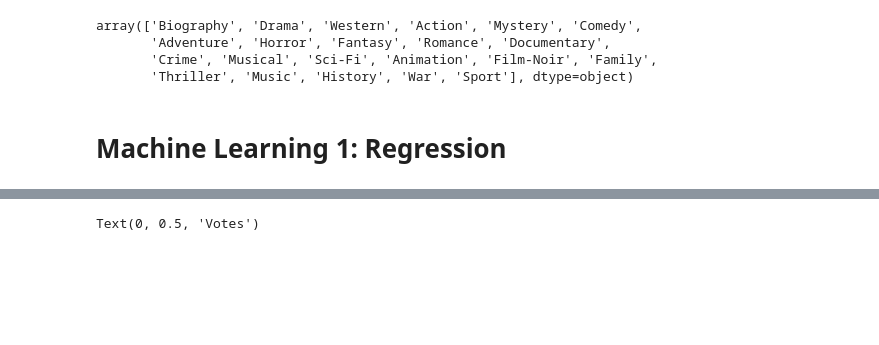
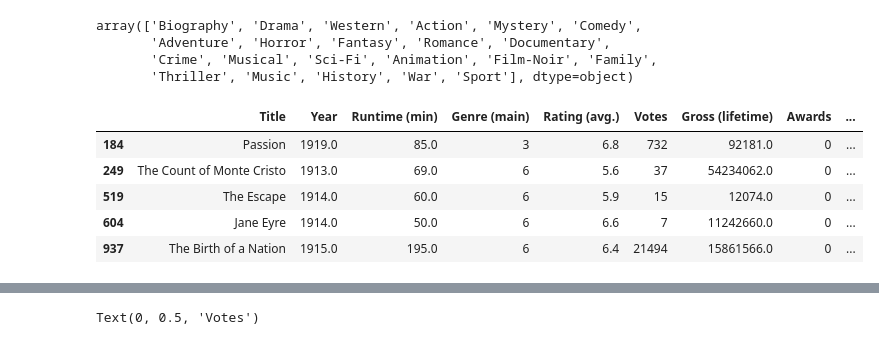
Before and after one commit to AlejandraRosa/final_project, a Jupyter notebook: notebooks/regressions.ipynb, the cells around one changed output, grey strips where cells are left out. Cells and saved outputs as stored; diff of their text form; code cells hidden in the pictures; blank space fills up the shorter version.

```diff
--- a/notebooks/regressions.ipynb
+++ b/notebooks/regressions.ipynb
@@ -109,16 +111,22 @@ dropped['Genre (main)'] = dropped['Genre (main)'].replace(r'Thriller',17, regex=
 dropped['Genre (main)'] = dropped['Genre (main)'].replace(r'War',18, regex=True)
 dropped['Genre (main)'] = dropped['Genre (main)'].replace(r'Western',19, regex=True)
 # %%
-# Drop the studios. There are a lot, and we're not using them right now
+# Drop studios
 dropped = dropped.drop(['Studio'], axis=1)
 
 # Drop Animation, Documentary, Music genres (did not code above, so use text)
 dropped = dropped[dropped['Genre (main)']!='Animation']
 dropped = dropped[dropped['Genre (main)']!='Documentary']
 dropped = dropped[dropped['Genre (main)']!='Music']
 
 #print(dropped.dtypes)
-#dropped.head()
+
+dropped.head()
 #dropped['Genre (main)'].value_counts()
+# %% [output]
+|  | Title | Year | Runtime (min) | Genre (main) | Rating (avg.) | Votes | Gross (lifetime) | Awards | ... |
+| 184 | Passion | 1919.0 | 85.0 | 3 | 6.8 | 732 | 92181.0 | 0 | ... |
+| 249 | The Count of Monte Cristo | 1913.0 | 69.0 | 6 | 5.6 | 37 | 54234062.0 | 0 | ... |
+| 519 | The Escape | 1914.0 | 60.0 | 6 | 5.9 | 15 | 12074.0 | 0 | ... |
+| 604 | Jane Eyre | 1914.0 | 50.0 | 6 | 6.6 | 7 | 11242660.0 | 0 | ... |
+| 937 | The Birth of a Nation | 1915.0 | 195.0 | 6 | 6.4 | 21494 | 15861566.0 | 0 | ... |
-# %% [markdown]
-# Machine Learning 1: Regression
```
Also changed, not shown: parts of 41 cells of this notebook.
